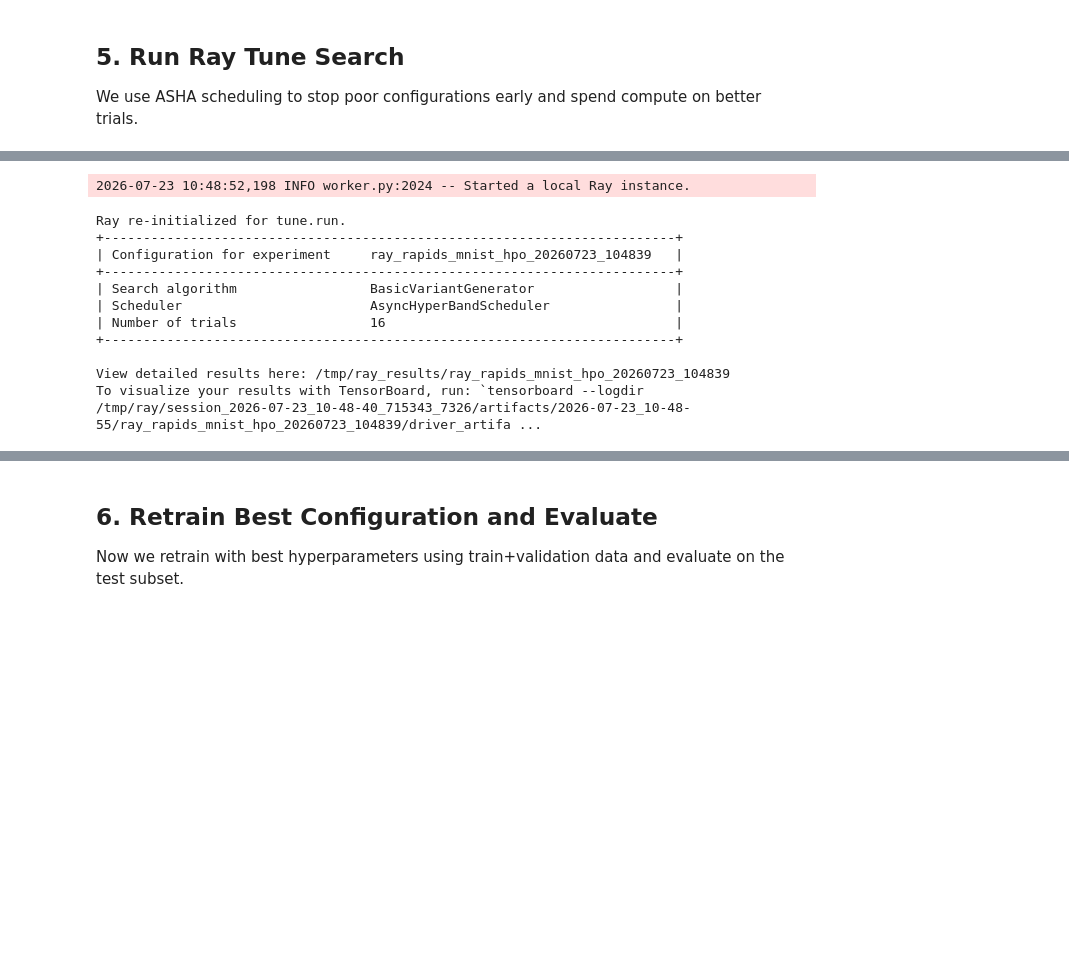
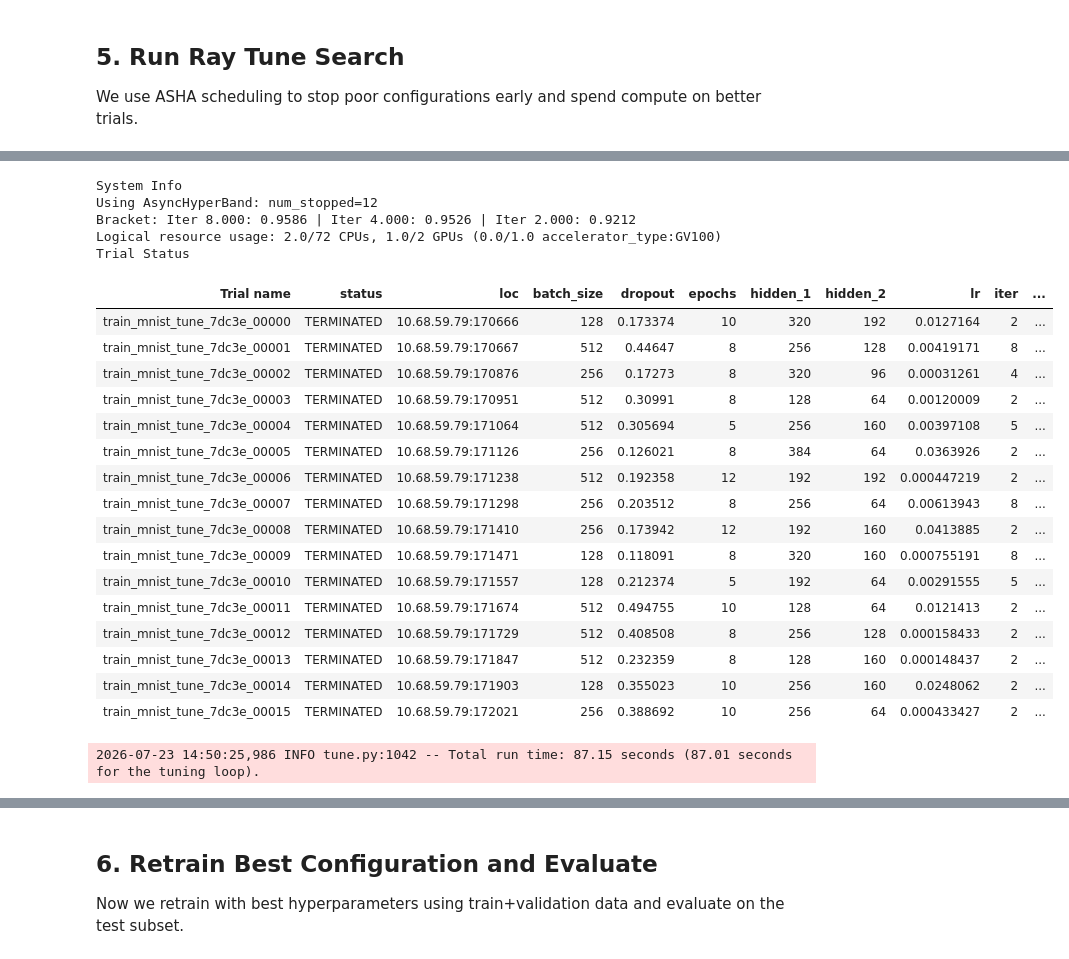
Before and after one commit to D-Barradas/RAPIDS_HPO, a Jupyter notebook: notebooks/HPO_Ray_RAPIDS_MNIST.ipynb, the cells around one changed output, grey strips where cells are left out. Cells and saved outputs as stored; diff of their text form; code cells hidden in the pictures; blank space fills up the shorter version.

Commit message:
HOP_RAPIDS_MNIST is working

```diff
--- a/notebooks/HPO_Ray_RAPIDS_MNIST.ipynb
+++ b/notebooks/HPO_Ray_RAPIDS_MNIST.ipynb
@@ -113,4 +109,6 @@ The directory '/content/drive/MyDrive/Accel_DS_RAPIDS/part4/data/' exists.
 # %%
+dir_path = "../data/"
+
 transform = transforms.ToTensor()
 train_set = datasets.MNIST(root=dir_path, train=True, download=True, transform=transform)
 test_set = datasets.MNIST(root=dir_path, train=False, download=True, transform=transform)
@@ -285,8 +286,8 @@ search_space = {
 }
 
 scheduler = ASHAScheduler(
-    metric='val_accuracy',
-    mode='max',
+    # metric='val_accuracy',
+    # mode='max',
     max_t=12,
     grace_period=2,
     reduction_factor=2
@@ -297,20 +298,37 @@ resources = {'cpu': 2, 'gpu': 1 if torch.cuda.is_available() else 0}
 run_name = f"ray_rapids_mnist_hpo_{datetime.now().strftime('%Y%m%d_%H%M%S')}"
 print('Run name:', run_name)
 
-# Ensure a clean Ray environment before starting the tune run.
-if ray.is_initialized():
-    print("Shutting down existing Ray instance before tune.run...")
-    ray.shutdown()
-# Re-initialize Ray for a fresh session for tune.run
-# ignore_reinit_error=True is crucial here if a previous ray.init() failed to fully clean up.
-ray.init(ignore_reinit_error=True, log_to_driver=False)
-print("Ray re-initialized for tune.run.")
+# Put large arrays into the Ray object store and pass only references.
+# This avoids repeatedly serializing big tensors into each trial actor,
+# reduces memory pressure, and helps prevent actor lifecycle errors during
+# repeated notebook runs (for example stale/oversized ImplicitFunc issues).
+X_train_ref = ray.put(X_train_small)
+y_train_ref = ray.put(y_train_small)
+X_val_ref = ray.put(X_val_small)
+y_val_ref = ray.put(y_val_small)
+
+trainable = tune.with_parameters(
+    train_mnist_tune,
+    X_train_ref=X_train_ref,
+    y_train_ref=y_train_ref,
+    X_val_ref=X_val_ref,
+    y_val_ref=y_val_ref
+)
+
+# # Ensure a clean Ray environment before starting the tune run.
+# if ray.is_initialized():
+#     print("Shutting down existing Ray instance before tune.run...")
+#     ray.shutdown()
+# # Re-initialize Ray for a fresh session for tune.run
+# # ignore_reinit_error=True is crucial here if a previous ray.init() failed to fully clean up.
+# ray.init(ignore_reinit_error=True, log_to_driver=False)
+# print("Ray re-initialized for tune.run.")
 
 analysis = tune.run(
-    train_mnist_tune,
+    trainable,
     config=search_space,
-    # metric='val_accuracy',
-    # mode='max',
+    metric='val_accuracy',
+    mode='max',
     num_samples=16,
     scheduler=scheduler,
     resources_per_trial=resources,
@@ -332,12 +352,23 @@ Shutting down existing Ray instance before tune.run...
-2026-07-23 10:48:52,198 INFO worker.py:2024 -- Started a local Ray instance.
+System Info
+Using AsyncHyperBand: num_stopped=12
+Bracket: Iter 8.000: 0.9586 | Iter 4.000: 0.9526 | Iter 2.000: 0.9212
+Logical resource usage: 2.0/72 CPUs, 1.0/2 GPUs (0.0/1.0 accelerator_type:GV100)
+Trial Status
+| Trial name | status | loc | batch_size | dropout | epochs | hidden_1 | hidden_2 | lr | iter | ... |
+| train_mnist_tune_7dc3e_00000 | TERMINATED | 10.68.59.79:170666 | 128 | 0.173374 | 10 | 320 | 192 | 0.0127164 | 2 | ... |
+| train_mnist_tune_7dc3e_00001 | TERMINATED | 10.68.59.79:170667 | 512 | 0.44647 | 8 | 256 | 128 | 0.00419171 | 8 | ... |
+| train_mnist_tune_7dc3e_00002 | TERMINATED | 10.68.59.79:170876 | 256 | 0.17273 | 8 | 320 | 96 | 0.00031261 | 4 | ... |
+| train_mnist_tune_7dc3e_00003 | TERMINATED | 10.68.59.79:170951 | 512 | 0.30991 | 8 | 128 | 64 | 0.00120009 | 2 | ... |
+| train_mnist_tune_7dc3e_00004 | TERMINATED | 10.68.59.79:171064 | 512 | 0.305694 | 5 | 256 | 160 | 0.00397108 | 5 | ... |
+| train_mnist_tune_7dc3e_00005 | TERMINATED | 10.68.59.79:171126 | 256 | 0.126021 | 8 | 384 | 64 | 0.0363926 | 2 | ... |
+| train_mnist_tune_7dc3e_00006 | TERMINATED | 10.68.59.79:171238 | 512 | 0.192358 | 12 | 192 | 192 | 0.000447219 | 2 | ... |
+| train_mnist_tune_7dc3e_00007 | TERMINATED | 10.68.59.79:171298 | 256 | 0.203512 | 8 | 256 | 64 | 0.00613943 | 8 | ... |
+| train_mnist_tune_7dc3e_00008 | TERMINATED | 10.68.59.79:171410 | 256 | 0.173942 | 12 | 192 | 160 | 0.0413885 | 2 | ... |
+| train_mnist_tune_7dc3e_00009 | TERMINATED | 10.68.59.79:171471 | 128 | 0.118091 | 8 | 320 | 160 | 0.000755191 | 8 | ... |
+| train_mnist_tune_7dc3e_00010 | TERMINATED | 10.68.59.79:171557 | 128 | 0.212374 | 5 | 192 | 64 | 0.00291555 | 5 | ... |
+| train_mnist_tune_7dc3e_00011 | TERMINATED | 10.68.59.79:171674 | 512 | 0.494755 | 10 | 128 | 64 | 0.0121413 | 2 | ... |
+| train_mnist_tune_7dc3e_00012 | TERMINATED | 10.68.59.79:171729 | 512 | 0.408508 | 8 | 256 | 128 | 0.000158433 | 2 | ... |
+| train_mnist_tune_7dc3e_00013 | TERMINATED | 10.68.59.79:171847 | 512 | 0.232359 | 8 | 128 | 160 | 0.000148437 | 2 | ... |
+| train_mnist_tune_7dc3e_00014 | TERMINATED | 10.68.59.79:171903 | 128 | 0.355023 | 10 | 256 | 160 | 0.0248062 | 2 | ... |
+| train_mnist_tune_7dc3e_00015 | TERMINATED | 10.68.59.79:172021 | 256 | 0.388692 | 10 | 256 | 64 | 0.000433427 | 2 | ... |
-Ray re-initialized for tune.run.
-+-------------------------------------------------------------------------+
-| Configuration for experiment     ray_rapids_mnist_hpo_20260723_104839   |
-+-------------------------------------------------------------------------+
-| Search algorithm                 BasicVariantGenerator                  |
-| Scheduler                        AsyncHyperBandScheduler                |
-| Number of trials                 16                                     |
-+-------------------------------------------------------------------------+
-
-View detailed results here: /tmp/ray_results/ray_rapids_mnist_hpo_20260723_104839
-To visualize your results with TensorBoard, run: `tensorboard --logdir /tmp/ray/session_2026-07-23_10-48-40_715343_7326/artifacts/2026-07-23_10-48-55/ray_rapids_mnist_hpo_20260723_104839/driver_artifa ...
+2026-07-23 14:50:25,986 INFO tune.py:1042 -- Total run time: 87.15 seconds (87.01 seconds for the tuning loop).
```
Also changed, not shown: parts of 10 cells of this notebook.
